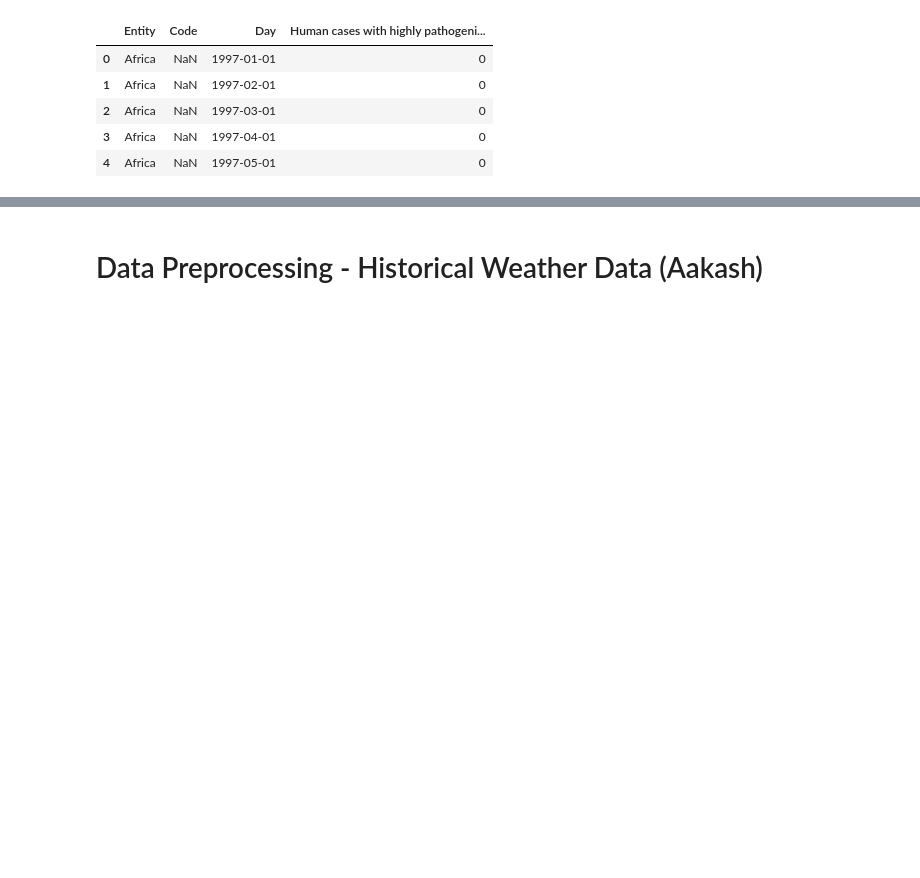
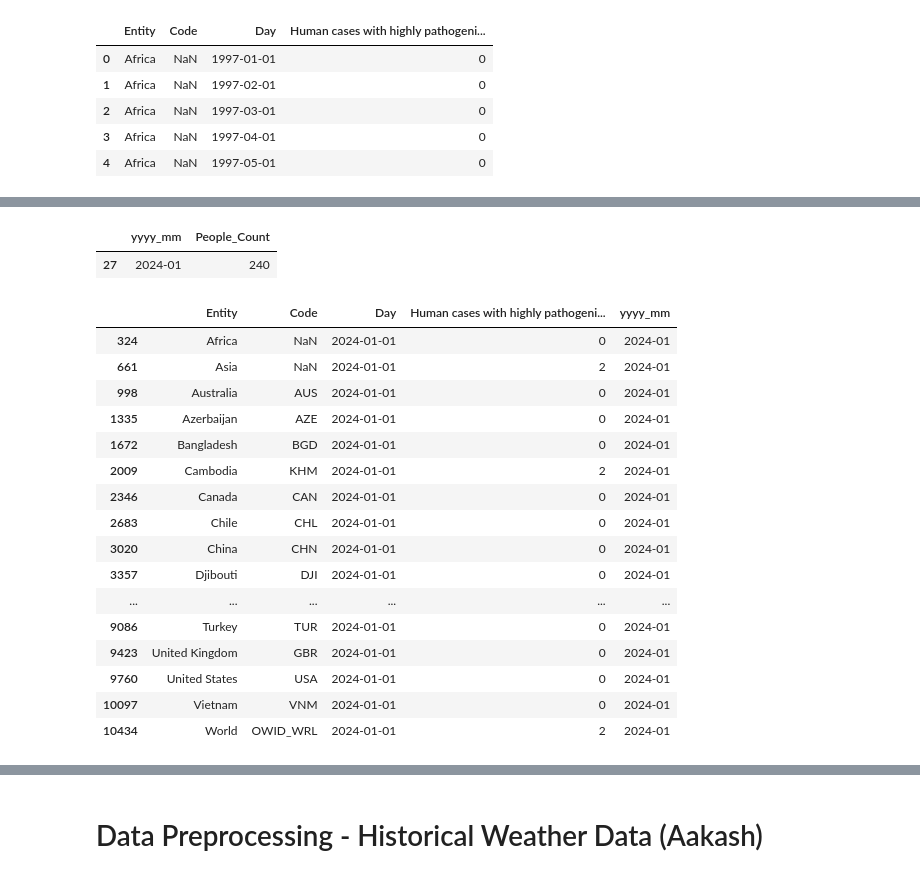
Before and after one commit to sahn1998/egg-price-prediction, a Jupyter notebook: DSP2_DataCleaning_EDA.ipynb, the cells around one changed output, grey strips where cells are left out. Drawn from its saved outputs; the diff is of its cells as text; code cells hidden in the pictures; blank space fills up the shorter version.

```diff
--- a/DSP2_DataCleaning_EDA.ipynb
+++ b/DSP2_DataCleaning_EDA.ipynb
@@ -515,0 +546,25 @@ array([ 0, 10,  3,  2,  1,  5,  7,  8,  4,  6, 11, 23, 46, 50, 32, 13, 14,
+# %%
+people_impacted[people_impacted['yyyy_mm'] == '2024-01']
+# %% [output]
+|  | yyyy_mm | People_Count |
+| 27 | 2024-01 | 240 |
+# %%
+human[human['Day'] == '2024-01-01']
+# %% [output]
+|  | Entity | Code | Day | Human cases with highly pathogeni... | yyyy_mm |
+| 324 | Africa | NaN | 2024-01-01 | 0 | 2024-01 |
+| 661 | Asia | NaN | 2024-01-01 | 2 | 2024-01 |
+| 998 | Australia | AUS | 2024-01-01 | 0 | 2024-01 |
+| 1335 | Azerbaijan | AZE | 2024-01-01 | 0 | 2024-01 |
+| 1672 | Bangladesh | BGD | 2024-01-01 | 0 | 2024-01 |
+| 2009 | Cambodia | KHM | 2024-01-01 | 2 | 2024-01 |
+| 2346 | Canada | CAN | 2024-01-01 | 0 | 2024-01 |
+| 2683 | Chile | CHL | 2024-01-01 | 0 | 2024-01 |
+| 3020 | China | CHN | 2024-01-01 | 0 | 2024-01 |
+| 3357 | Djibouti | DJI | 2024-01-01 | 0 | 2024-01 |
+| ... | ... | ... | ... | ... | ... |
+| 9086 | Turkey | TUR | 2024-01-01 | 0 | 2024-01 |
+| 9423 | United Kingdom | GBR | 2024-01-01 | 0 | 2024-01 |
+| 9760 | United States | USA | 2024-01-01 | 0 | 2024-01 |
+| 10097 | Vietnam | VNM | 2024-01-01 | 0 | 2024-01 |
+| 10434 | World | OWID_WRL | 2024-01-01 | 2 | 2024-01 |
```
Also changed, not shown: parts of 7 cells of this notebook.
